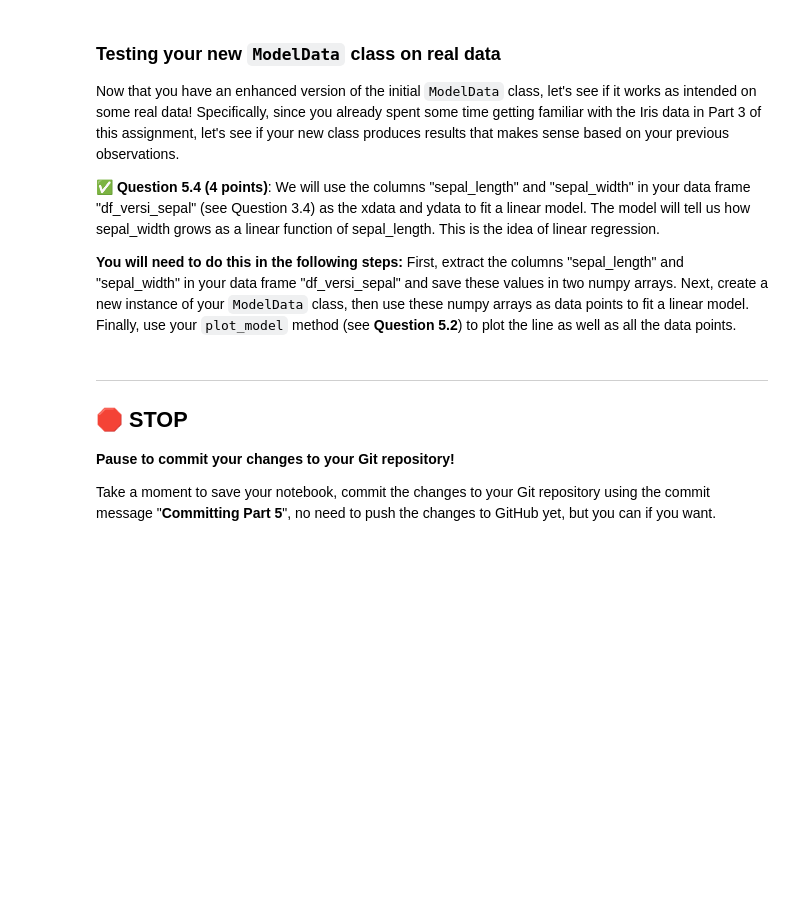
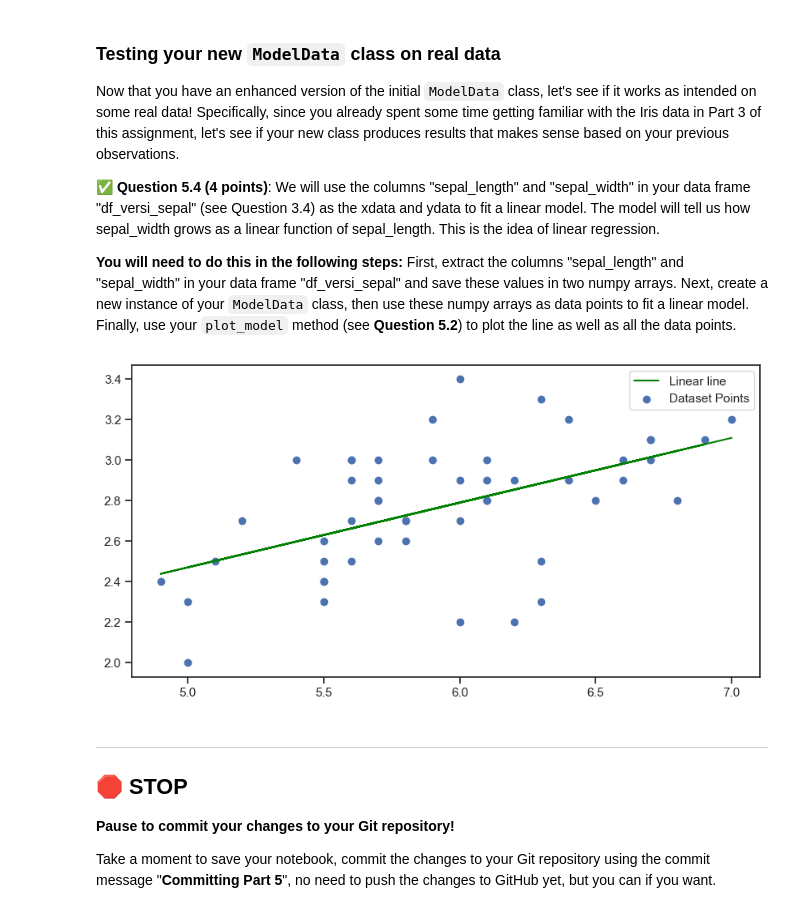
Before and after one commit to rags45/CMSE202-f23-turnin, a Jupyter notebook: hw-01/HW-01_GitPracticeDebuggingPythonPackagesAndClasses-STUDENT.ipynb, the cells around one changed output. Cells and saved outputs as stored; diff of their text form; code cells hidden in the pictures; blank space fills up the shorter version.

```diff
--- a/hw-01/HW-01_GitPracticeDebuggingPythonPackagesAndClasses-STUDENT.ipynb
+++ b/hw-01/HW-01_GitPracticeDebuggingPythonPackagesAndClasses-STUDENT.ipynb
@@ -555,7 +525,7 @@ import scipy.stats as st
 
 class ModelData:
 
-    def __init__(xdata, ydata):
+    def __init__(self, xdata, ydata):
         self.xdata = xdata
         self.ydata = ydata
 
@@ -576,6 +546,20 @@ class ModelData:
             "p_value": p_value,
             "std_err": std_err
         }
+    def predict(self, x):
+        model = self.fit_linear_model()
+        slope = model['slope']
+        intercept = model['intercept']
+        return slope * x + intercept
+
+    def plot_model(self, slope, intercept):
+        plt.figure(figsize=(10, 5))
+        value_y = slope * self.xdata + intercept
+        plt.plot(self.xdata, value_y, color='green', label='Linear line')
+        #scatterplot
+        plt.scatter(self.xdata, self.ydata, label='Dataset Points')
+        plt.legend()
+        plt.show()
 # %% [markdown]
 &#9989; **Questions 5.1 (2 points)**: **Debug the `ModelData` class, then run the following code to see what the output is.** **DO NOT MODIFY THIS CODE CELL**. (so that you can remember what the bug was)
 # %%
@@ -634,3 +656,19 @@ Now that you have an enhanced version of the initial `ModelData` class, let's se
+# %%
+### Put your code here
+length = df_versi_sepal['sepal_length']
+length.values
+
+width = df_versi_sepal['sepal_width']
+width.values
+
+new_model = ModelData(length, width)
+line = new_model.fit_linear_model()
+
+slope = line['slope']
+intercept = line['intercept']
+new_model.plot_model(slope, intercept)
+# %% [output]
+[figure, added]
 # %% [markdown]
 ---
 ## &#128721; STOP
```
Also changed, not shown: parts of 17 cells of this notebook.
